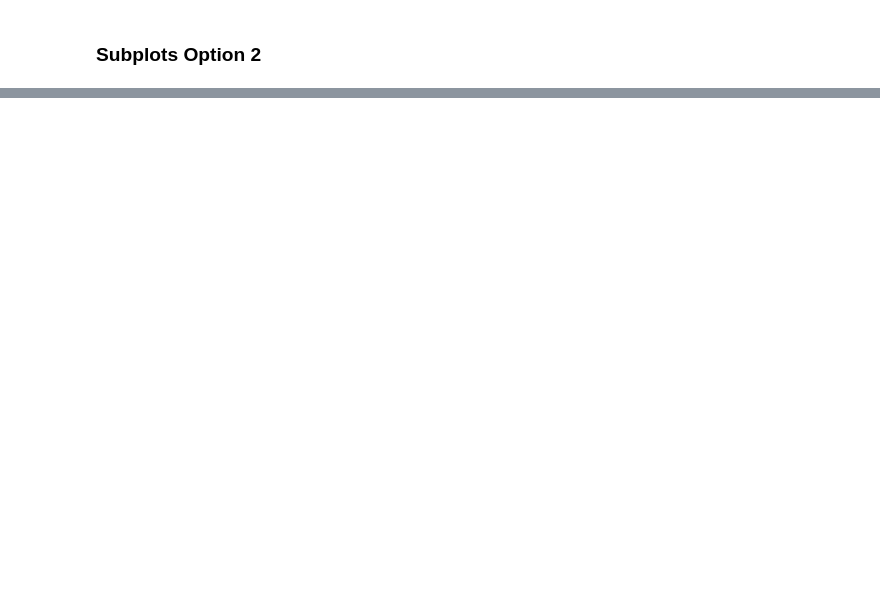
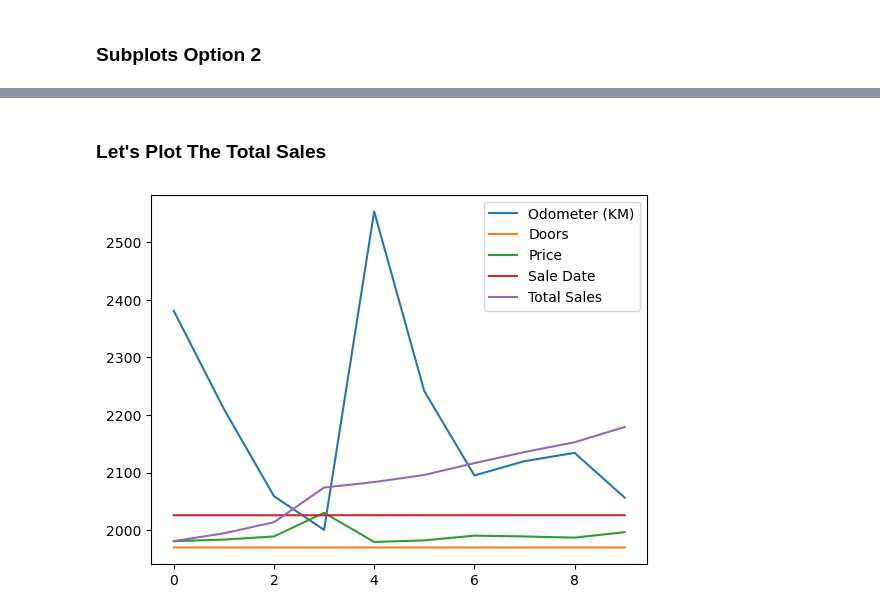
Before and after one commit to DevSen101/ML-Bootcamp, a Jupyter notebook: Matplotlib/Introduction-to-Matplotlib.ipynb, the cells around one changed output, grey strips where cells are left out. Cells and saved outputs as stored; diff of their text form; code cells hidden in the pictures; blank space fills up the shorter version.

```diff
--- a/Matplotlib/Introduction-to-Matplotlib.ipynb
+++ b/Matplotlib/Introduction-to-Matplotlib.ipynb
@@ -221,0 +242,4 @@ ax[1,1].hist(np.random.randn(1000));
+# %%
+# Make a DataFrame
+car_sales = pd.read_csv("data/car-sales.csv")
+car_sales
@@ -221,0 +291,3 @@ ax[1,1].hist(np.random.randn(1000));
+# %%
+car_sales["Price"] = (car_sales["Price"].str.replace(r"[$,]", "", regex=True).astype(float).astype(int))
+car_sales
@@ -221,0 +306,3 @@ ax[1,1].hist(np.random.randn(1000));
+# %%
+car_sales["Sale Date"] = pd.date_range("1/1/2026", periods=len(car_sales))
+car_sales
@@ -221,0 +321,3 @@ ax[1,1].hist(np.random.randn(1000));
+# %%
+car_sales["Total Sales"] = car_sales["Price"].cumsum()
+car_sales
@@ -221,0 +336,6 @@ ax[1,1].hist(np.random.randn(1000));
+# %% [markdown]
+###  Let's Plot The Total Sales
+# %%
+car_sales.plot();
+# %% [output]
+[figure, added]
```
Also changed, not shown: parts of 25 cells of this notebook, 2 other files.
